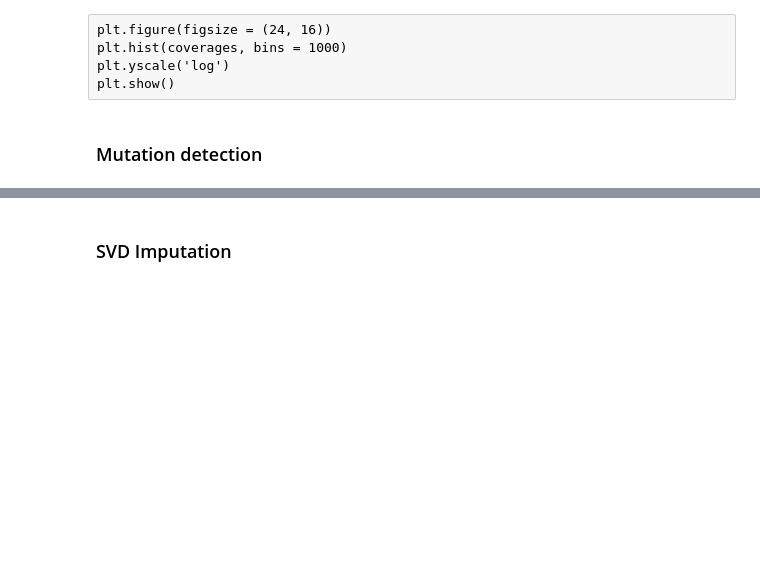
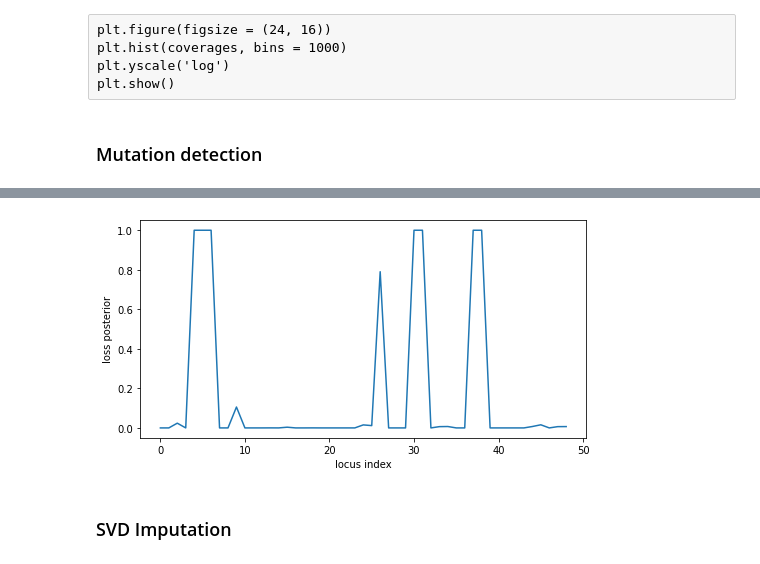
Before and after one commit to Tigecycline/lab_rotation, a Jupyter notebook: test.ipynb, the cells around one changed output, grey strips where cells are left out. Saved outputs shown, nothing was run; the diff lists cells and outputs as text; code cells hidden in the pictures; blank space fills up the shorter version.

```diff
--- a/test.ipynb
+++ b/test.ipynb
@@ -225,0 +181,8 @@ Runtime: 33.5720311443011 min
+# %%
+posteriors = pd.read_csv('./posteriors.csv', index_col = (0,1)).to_numpy()
+# %%
+mutated_idx, homo_idx = np.where(posteriors[:,3:] > 1 - 1 / posteriors.shape[0])
+n_mutated = mutated_idx.size
+homos = [['R', 'A'][i] for i in homo_idx]
+# %%
+loss_posteriors = get_loss_posteriors(ref[:50,:], alt[:50,:], homos[:50], {'loss':0.5, 'ret':0.5})
@@ -226,3 +205,11 @@ Runtime: 33.5720311443011 min
+# %%
+plt.figure(figsize = (8,4))
+plt.plot(loss_posteriors)
+plt.xlabel('locus index')
+plt.ylabel('loss posterior')
+plt.show()
+# %% [output]
+[figure, added]
 # %% [markdown]
 ### SVD Imputation
 # %%
```
Also changed, not shown: parts of 13 cells of this notebook, 3 other files.
